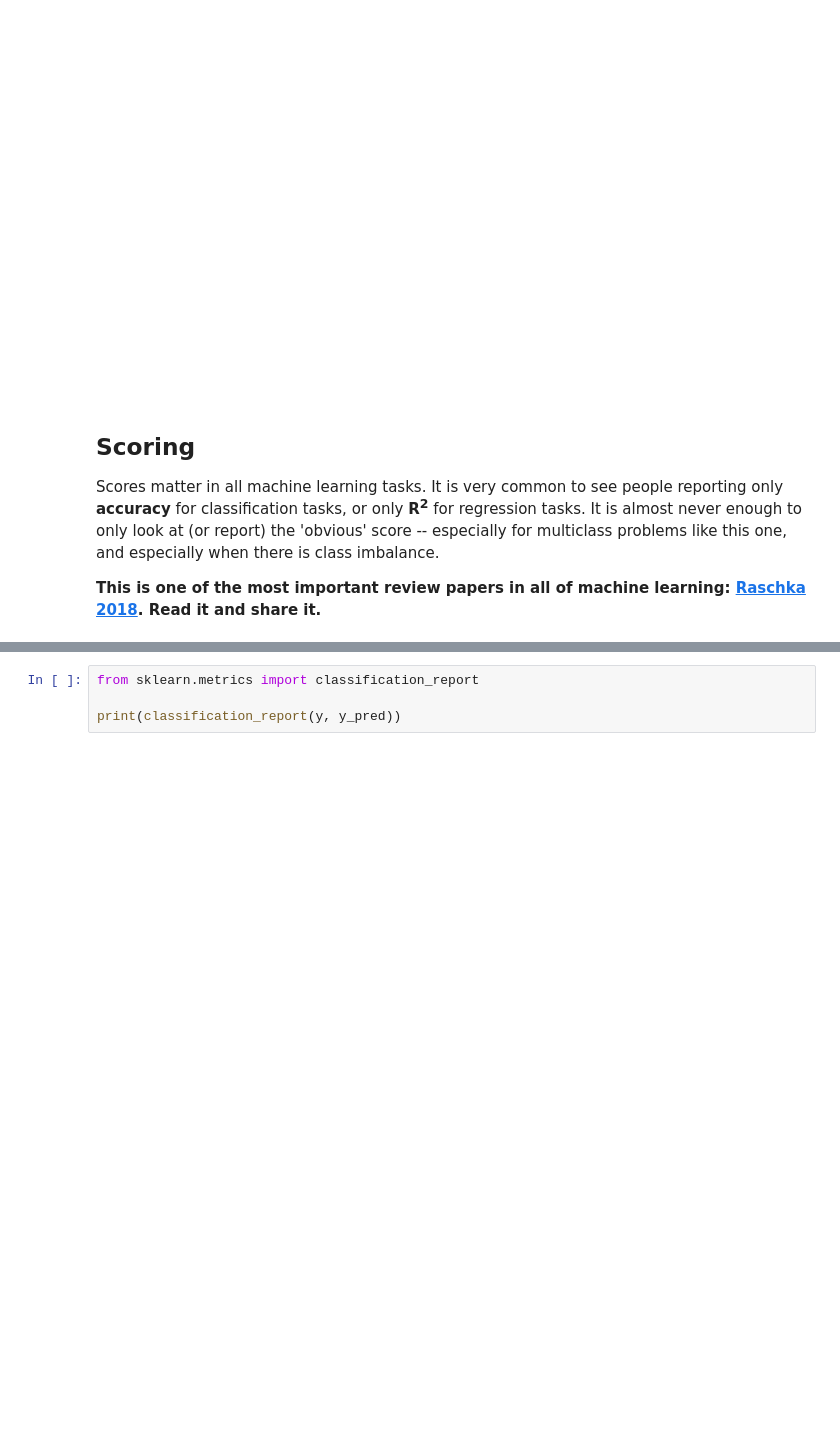
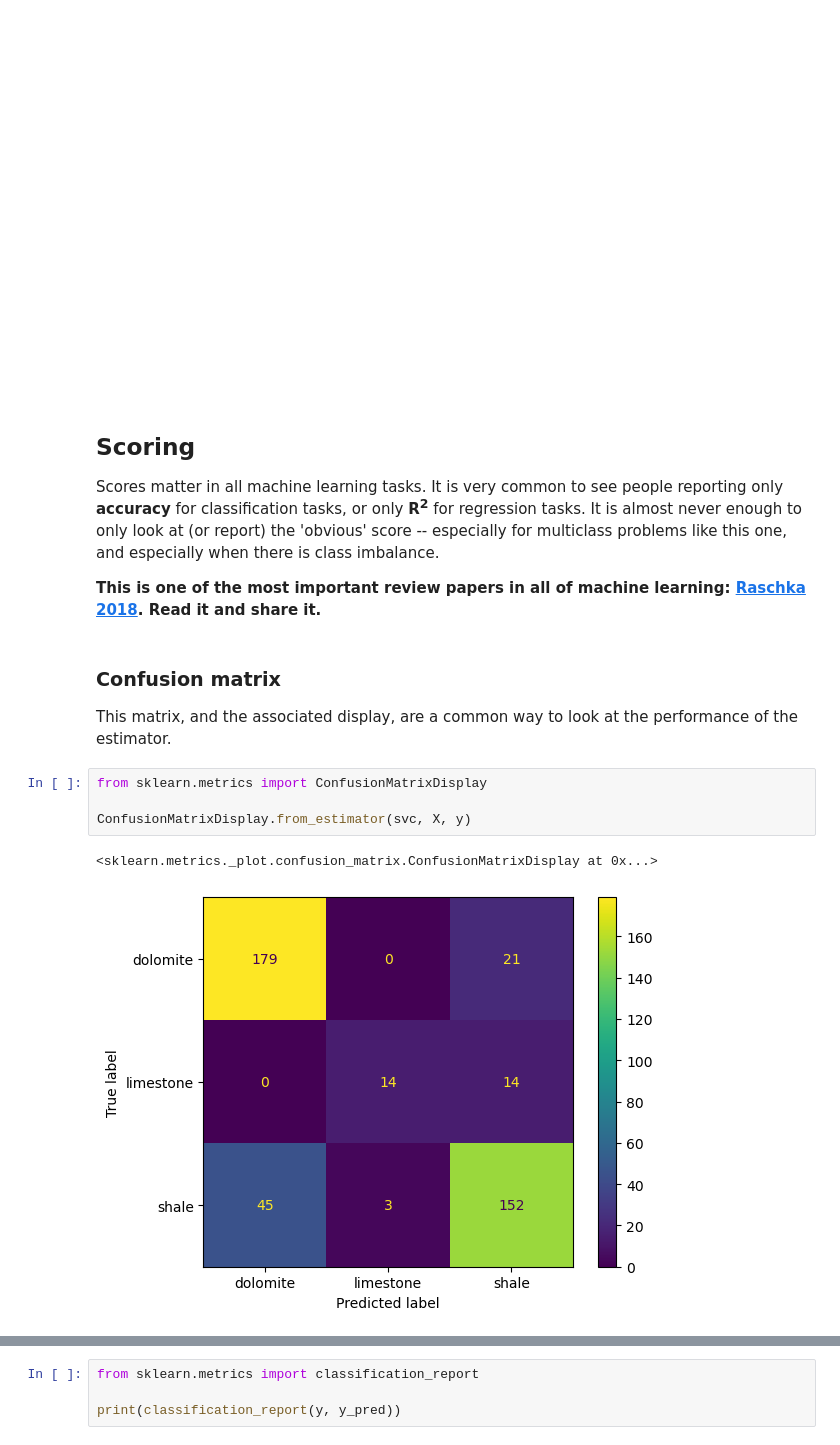
Before and after one commit to dawidszczur/intro-to-data-science, a Jupyter notebook: SOLUTIONS/1_classification_SOLVED.ipynb, the cells around one changed output, grey strips where cells are left out. Drawn from its saved outputs; the diff is of its cells as text; blank space fills up the shorter version.

```diff
--- a/SOLUTIONS/1_classification_SOLVED.ipynb
+++ b/SOLUTIONS/1_classification_SOLVED.ipynb
@@ -100,3 +117,14 @@ accuracy_score(y, y_pred)
 Scores matter in all machine learning tasks. It is very common to see people reporting only **accuracy** for classification tasks, or only **R<sup>2</sup>** for regression tasks. It is almost never enough to only look at (or report) the 'obvious' score -- especially for multiclass problems like this one, and especially when there is class imbalance.
 
 **This is one of the most important review papers in all of machine learning: [Raschka 2018](https://arxiv.org/abs/1811.12808). Read it and share it.**
+# %% [markdown]
+### Confusion matrix
+
+This matrix, and the associated display, are a common way to look at the performance of the estimator.
+# %%
+from sklearn.metrics import ConfusionMatrixDisplay
+
+ConfusionMatrixDisplay.from_estimator(svc, X, y)
+# %% [output]
+<sklearn.metrics._plot.confusion_matrix.ConfusionMatrixDisplay at 0x...>
+[figure, added]
```
Also changed, not shown: parts of 20 cells of this notebook, 1 other file.
